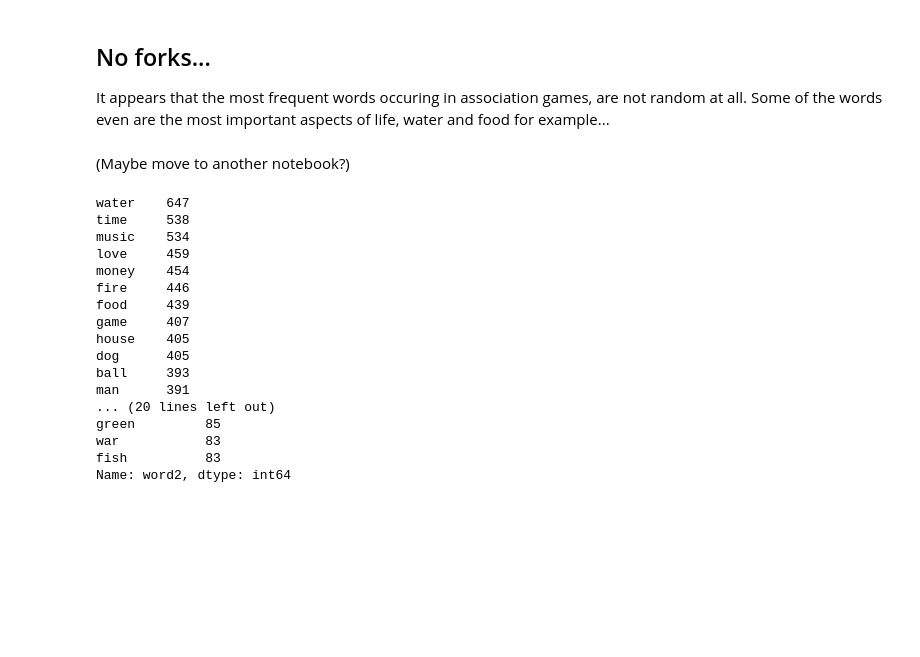
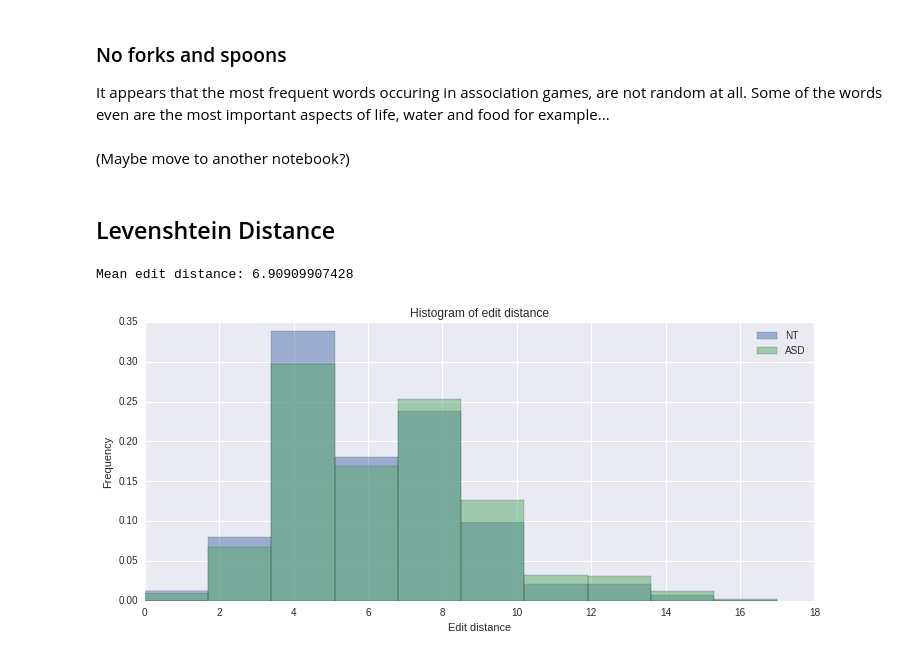
Before and after one commit to louweal/wordgame, a Jupyter notebook: notebooks/Wordgame Data Analysis.ipynb, the cells around one changed output. Drawn from its saved outputs; the diff is of its cells as text; code cells hidden in the pictures; blank space fills up the shorter version.

```diff
--- a/notebooks/Wordgame Data Analysis.ipynb
+++ b/notebooks/Wordgame Data Analysis.ipynb
@@ -41,0 +40,10 @@ Total number of word pairs: 334012
+# %%
+# create a source ID (0, .., 9) sources are alphabetically ordered
+df['sourceID'] = df['source'].astype('category').cat.codes
+
+#returns False for sources 0 and 9 and True for others.
+def isNt(r):
+	return ((r.sourceID%9)>0)
+
+#group sources based on (assumed) brain-structure of their users (neural-typical versus ASD)
+df['nt'] = df.apply(isNt, axis=1)
@@ -58,30 +134,5 @@ Name: word2, dtype: int64
 # %% [markdown]
-## No forks...
+### No forks and spoons
 It appears that the most frequent words occuring in association games, are not random at all. Some of the words even are the most important aspects of life, water and food for example...
 # %% [markdown]
 (Maybe move to another notebook?)
-# %%
-nt = df[(df['source'] != "wrongplanet") | (df['source'] != "aspiecentral")]
-#nt['nt'] = 1
-asd  = df[(df['source'] == "wrongplanet") | (df['source'] == "aspiecentral")]
-#asd['nt'] = 0
-print(nt['word2'].value_counts().head(17))
-print(asd['word2'].value_counts().head(17))
-# %% [output]
-water    647
-time     538
-music    534
-love     459
-money    454
-fire     446
-food     439
-game     407
-house    405
-dog      405
-ball     393
-man      391
-... (20 lines left out)
-green         85
-war           83
-fish          83
-Name: word2, dtype: int64
@@ -87,0 +142,38 @@ Name: word2, dtype: int64
+# %% [markdown]
+## Levenshtein Distance
+# %%
+import Levenshtein
+
+def levenshtein(r):
+#	return 1
+	return Levenshtein.distance(r.word1, r.word2)
+
+df['edit'] = df.apply(levenshtein, axis=1)
+#save interm!
+
+print("Mean edit distance: "+ str(df['edit'].mean()))
+# %% [output]
+Mean edit distance: 6.90909907428
+# %%
+#delete outliers in terms of word length
+df = df[(2 < df['len1']) & (df['len1'] < 18) & (2 < df['len2']) & (df['len2'] < 18)]
+
+nt = df[(df['nt'] == True)]
+asd = df[(df['nt'] == False)]
+
+weights_nt = np.ones_like(nt['edit'])/len(nt['edit'])
+weights_asd = np.ones_like(asd['edit'])/len(asd['edit'])
+
+#nt['edit'].plot.hist(by='edit', bins=15, alpha=0.5, label='NT', weights=weights_nt)
+#asd['edit'].plot.hist(by='edit', bins=15, alpha=0.5, label='ASD', weights=weights_asd)
+
+plt.figure(figsize=(12, 5))
+plt.hist(nt['edit'], bins=10, alpha=0.5, label="NT", weights=weights_nt)
+plt.hist(asd['edit'], bins=10, alpha=0.5, label="ASD", weights=weights_asd)
+plt.title('Histogram of edit distance')
+plt.xlabel('Edit distance')
+plt.ylabel('Frequency')
+plt.legend(loc='upper right')
+plt.show()
+# %% [output]
+[figure, added]
```
Also changed, not shown: parts of 15 cells of this notebook, 1 other file.
